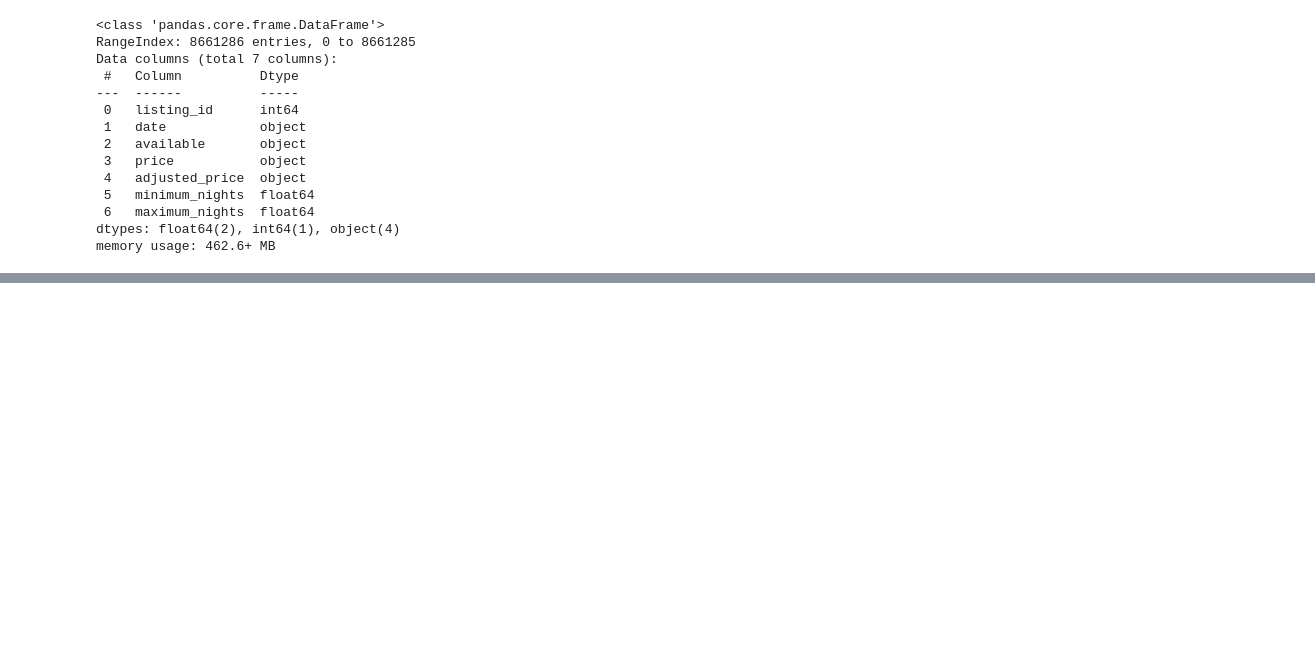
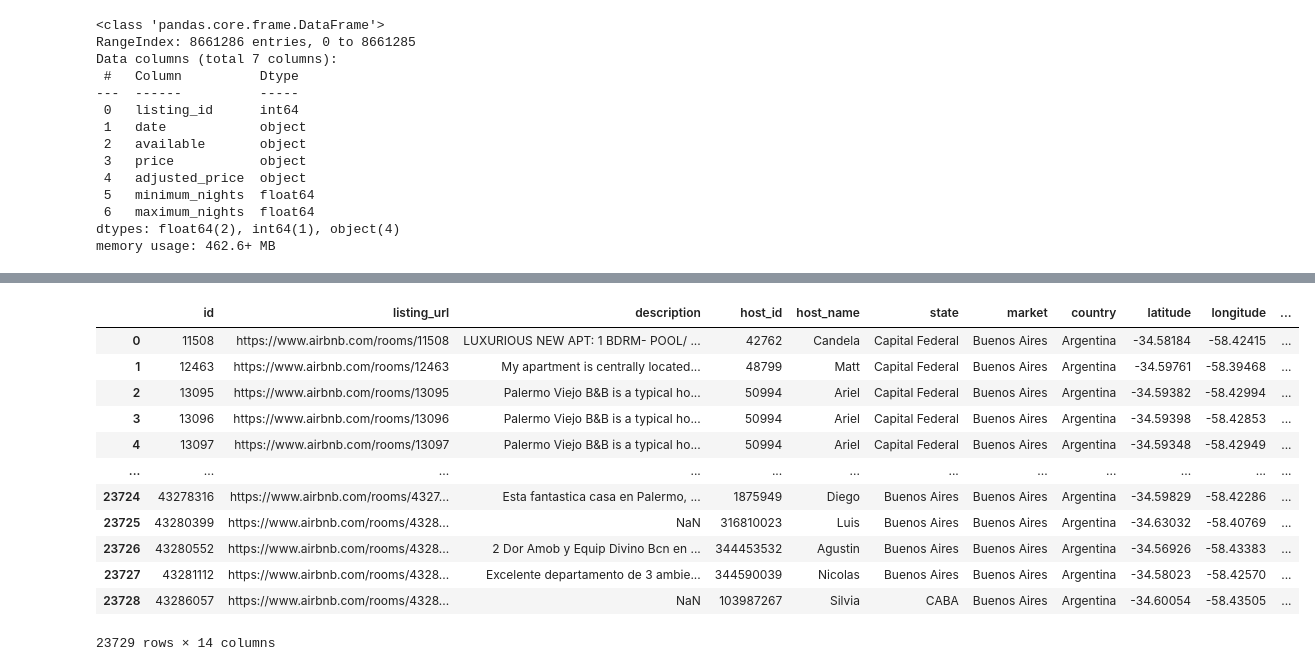
Before and after one commit to Facundo022/proyecto-integrador-M5-airbnb, a Jupyter notebook: codeandoUno.ipynb, the cells around one changed output, grey strips where cells are left out. Drawn from its saved outputs; the diff is of its cells as text; code cells hidden in the pictures; blank space fills up the shorter version.

```diff
--- a/codeandoUno.ipynb
+++ b/codeandoUno.ipynb
@@ -42,0 +132,17 @@ dfCalendar.head()
+# %%
+listing = dfListing
+listing
+# %% [output]
+|  | id | listing_url | description | host_id | host_name | state | market | country | latitude | longitude | ... |
+| 0 | 11508 | https://www.airbnb.com/rooms/11508 | LUXURIOUS NEW APT: 1 BDRM- POOL/ ... | 42762 | Candela | Capital Federal | Buenos Aires | Argentina | -34.58184 | -58.42415 | ... |
+| 1 | 12463 | https://www.airbnb.com/rooms/12463 | My apartment is centrally located... | 48799 | Matt | Capital Federal | Buenos Aires | Argentina | -34.59761 | -58.39468 | ... |
+| 2 | 13095 | https://www.airbnb.com/rooms/13095 | Palermo Viejo B&B is a typical ho... | 50994 | Ariel | Capital Federal | Buenos Aires | Argentina | -34.59382 | -58.42994 | ... |
+| 3 | 13096 | https://www.airbnb.com/rooms/13096 | Palermo Viejo B&B is a typical ho... | 50994 | Ariel | Capital Federal | Buenos Aires | Argentina | -34.59398 | -58.42853 | ... |
+| 4 | 13097 | https://www.airbnb.com/rooms/13097 | Palermo Viejo B&B is a typical ho... | 50994 | Ariel | Capital Federal | Buenos Aires | Argentina | -34.59348 | -58.42949 | ... |
+| ... | ... | ... | ... | ... | ... | ... | ... | ... | ... | ... | ... |
+| 23724 | 43278316 | https://www.airbnb.com/rooms/4327... | Esta fantastica casa en Palermo, ... | 1875949 | Diego | Buenos Aires | Buenos Aires | Argentina | -34.59829 | -58.42286 | ... |
+| 23725 | 43280399 | https://www.airbnb.com/rooms/4328... | NaN | 316810023 | Luis | Buenos Aires | Buenos Aires | Argentina | -34.63032 | -58.40769 | ... |
+| 23726 | 43280552 | https://www.airbnb.com/rooms/4328... | 2 Dor Amob y Equip Divino Bcn en ... | 344453532 | Agustin | Buenos Aires | Buenos Aires | Argentina | -34.56926 | -58.43383 | ... |
+| 23727 | 43281112 | https://www.airbnb.com/rooms/4328... | Excelente departamento de 3 ambie... | 344590039 | Nicolas | Buenos Aires | Buenos Aires | Argentina | -34.58023 | -58.42570 | ... |
+| 23728 | 43286057 | https://www.airbnb.com/rooms/4328... | NaN | 103987267 | Silvia | CABA | Buenos Aires | Argentina | -34.60054 | -58.43505 | ... |
+23729 rows × 14 columns
```
Also changed, not shown: parts of 12 cells of this notebook, 2 other files.
